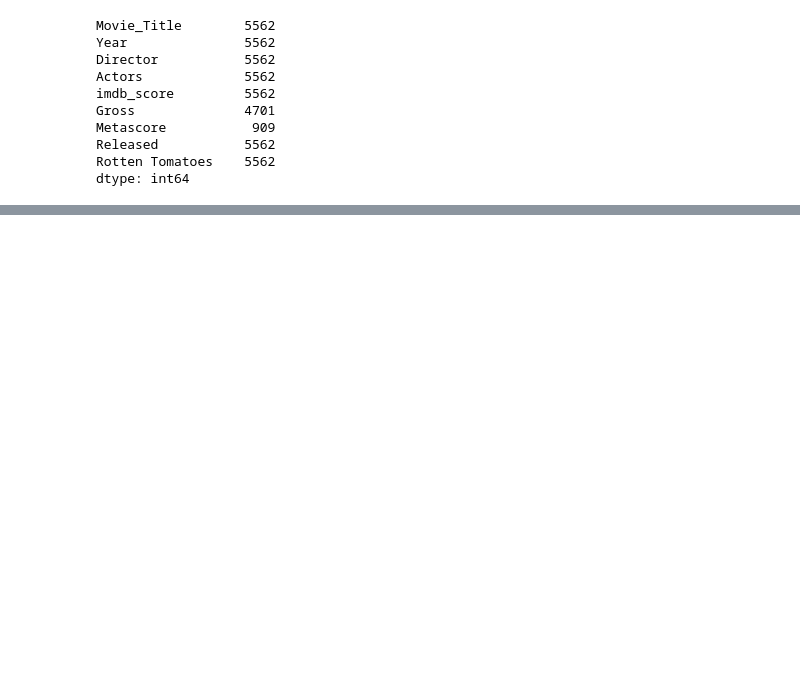
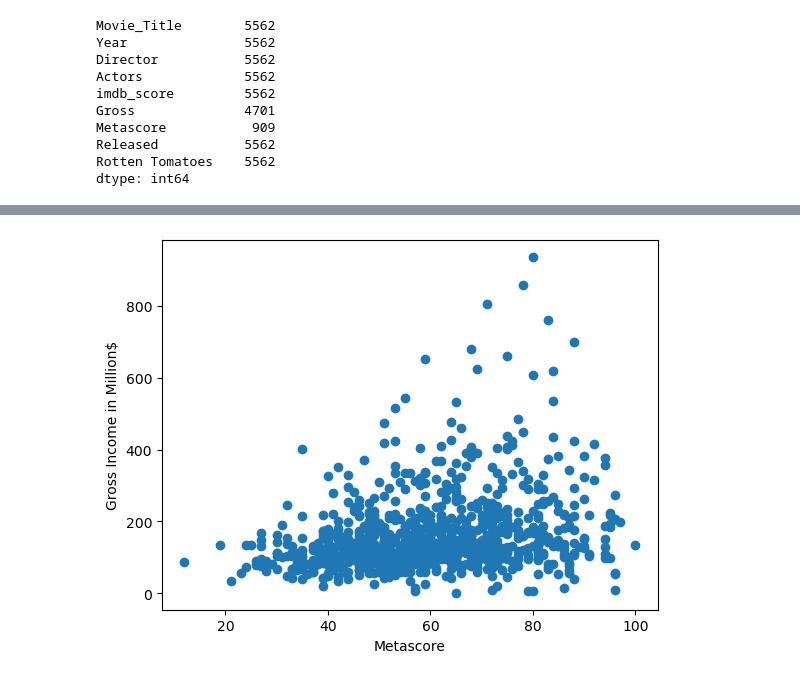
Before and after one commit to Reagz24/Project1_Team6, a Jupyter notebook: Movie_Analysis.ipynb, the cells around one changed output, grey strips where cells are left out. Drawn from its saved outputs; the diff is of its cells as text; code cells hidden in the pictures; blank space fills up the shorter version.

```diff
--- a/Movie_Analysis.ipynb
+++ b/Movie_Analysis.ipynb
@@ -236,0 +179,13 @@ merge_df
+# %%
+x_values = merge_df["Metascore"]
+y_values = merge_df["Gross"]
+plt.scatter(x_values, y_values)
+#plt.ylim(0, 850000000)
+#plt.xlim(0,100)
+plt.ylabel("Gross Income in Million$")
+plt.xlabel("Metascore")
+plt.show()
+meta_reg = linregress(x_values, y_values)
+meta_line = meta_reg.slope*x_values+meta_reg.intercept
+# %% [output]
+[figure, added]
```
Also changed, not shown: parts of 15 cells of this notebook.
